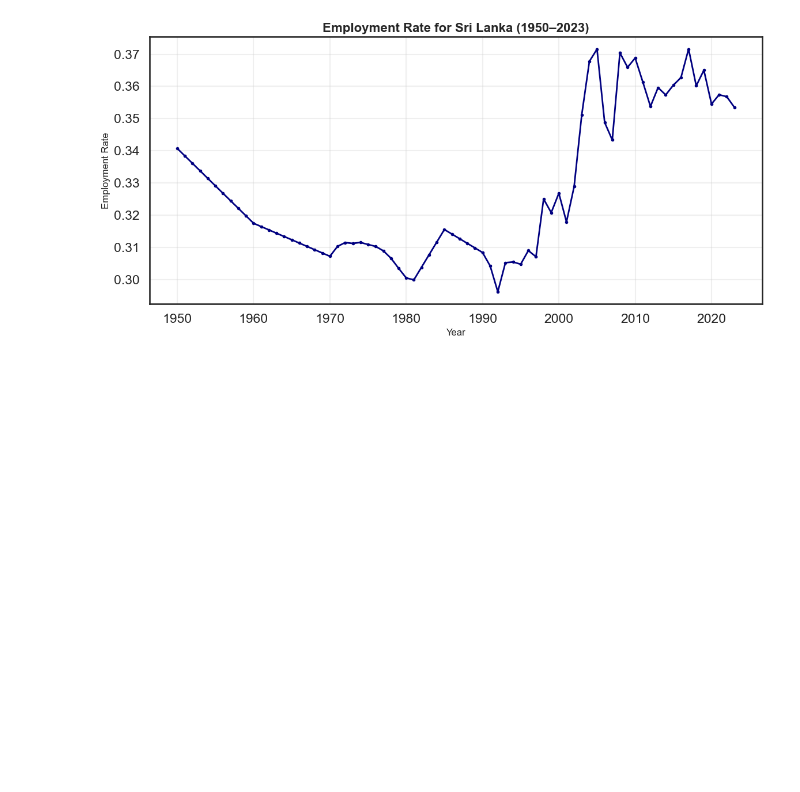
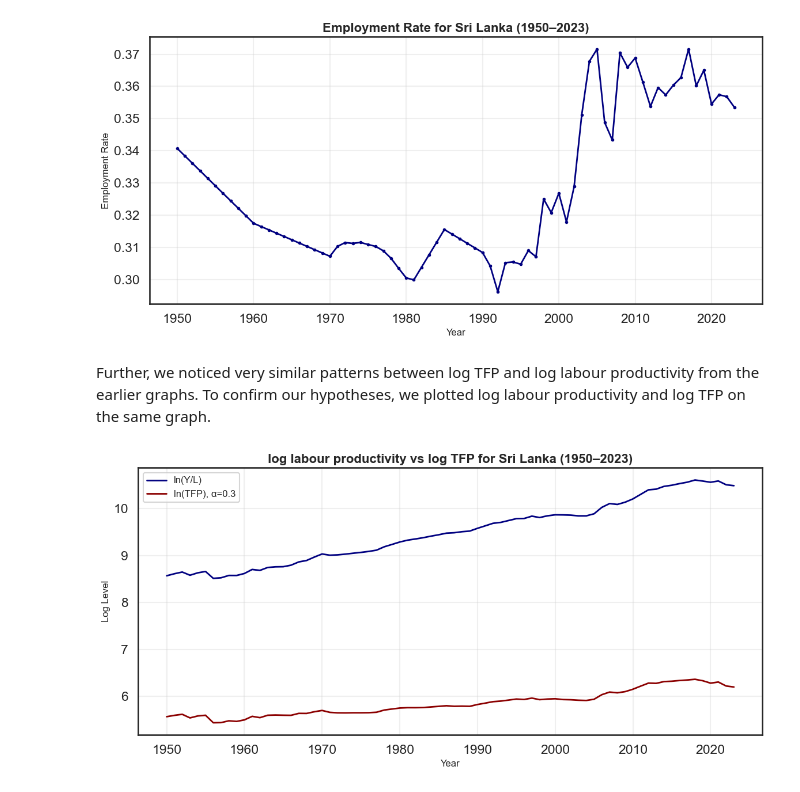
Before and after one commit to ikedasakii/EC2B1_group_project, a Jupyter notebook: find_GDP_trend_decades.ipynb, the cells around one changed output. Drawn from its saved outputs; the diff is of its cells as text; code cells hidden in the pictures; blank space fills up the shorter version.

Commit message:
Plotted log TFP vs productivity on the same graph

```diff
--- a/find_GDP_trend_decades.ipynb
+++ b/find_GDP_trend_decades.ipynb
@@ -1083,3 +1083,24 @@ plt.show()
 # %% [output]
 [figure]
 [figure]
+# %% [markdown]
+Further, we noticed very similar patterns between log TFP and log labour productivity from the earlier graphs. To confirm our hypotheses, we plotted log labour productivity and log TFP on the same graph.
+# %%
+# Plot log labour productivity and log TFP (α=0.3) together to compare productivity trends
+plt.figure(figsize=(12, 6))
+
+plt.plot(df_labour_prod['year'], df_labour_prod['ln_labour_prod'],
+         linewidth=2, color='navy', label='ln(Y/L)')
+
+plt.plot(data_tfp['year'], data_tfp['ln_TFP'],
+         linewidth=2, color='darkred', label='ln(TFP), α=0.3')
+
+plt.xlabel('Year', fontsize=12)
+plt.ylabel('Log Level', fontsize=12)
+plt.title('log labour productivity vs log TFP for Sri Lanka (1950–2023)', fontsize=16, fontweight='bold')
+plt.legend(fontsize=12)
+plt.grid(True, alpha=0.3)
+plt.tight_layout()
+plt.show()
+# %% [output]
+[figure, added]
```
